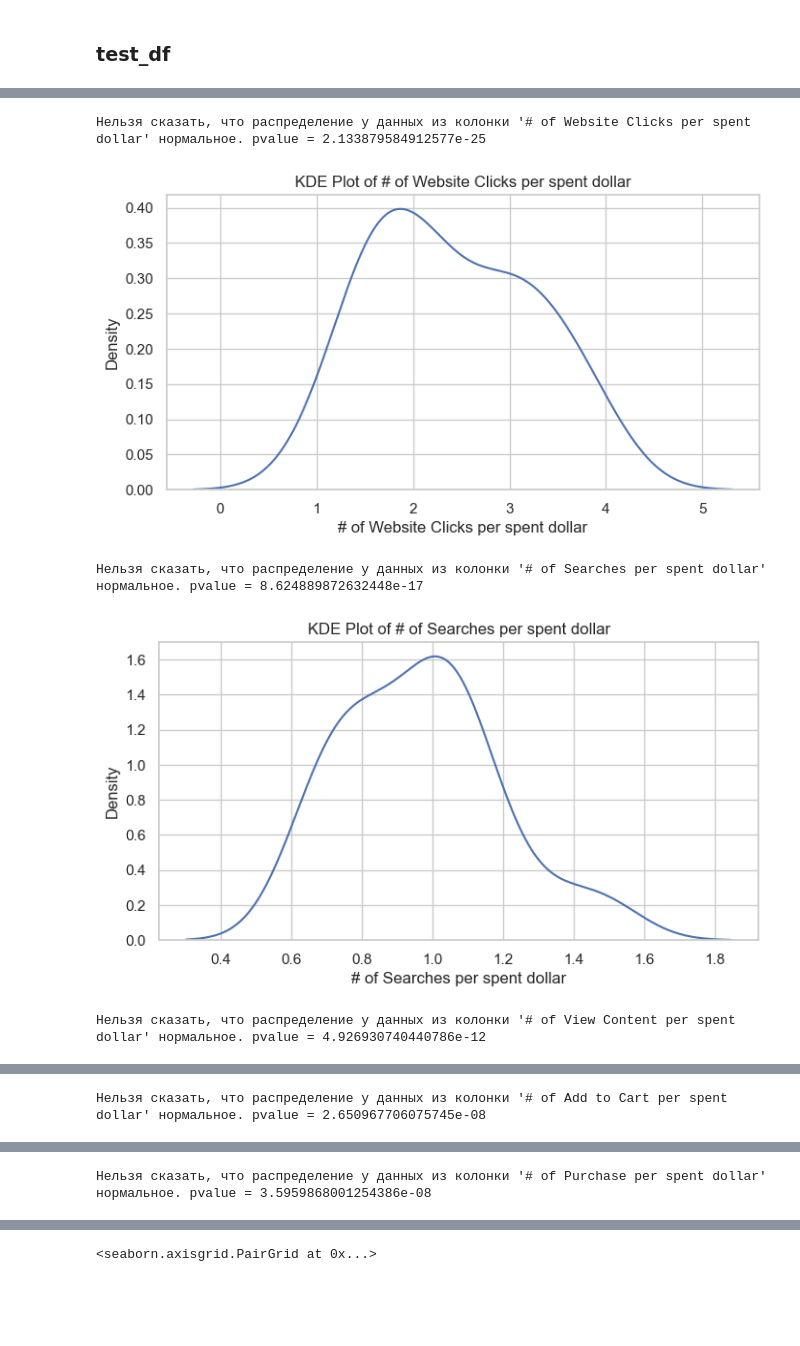
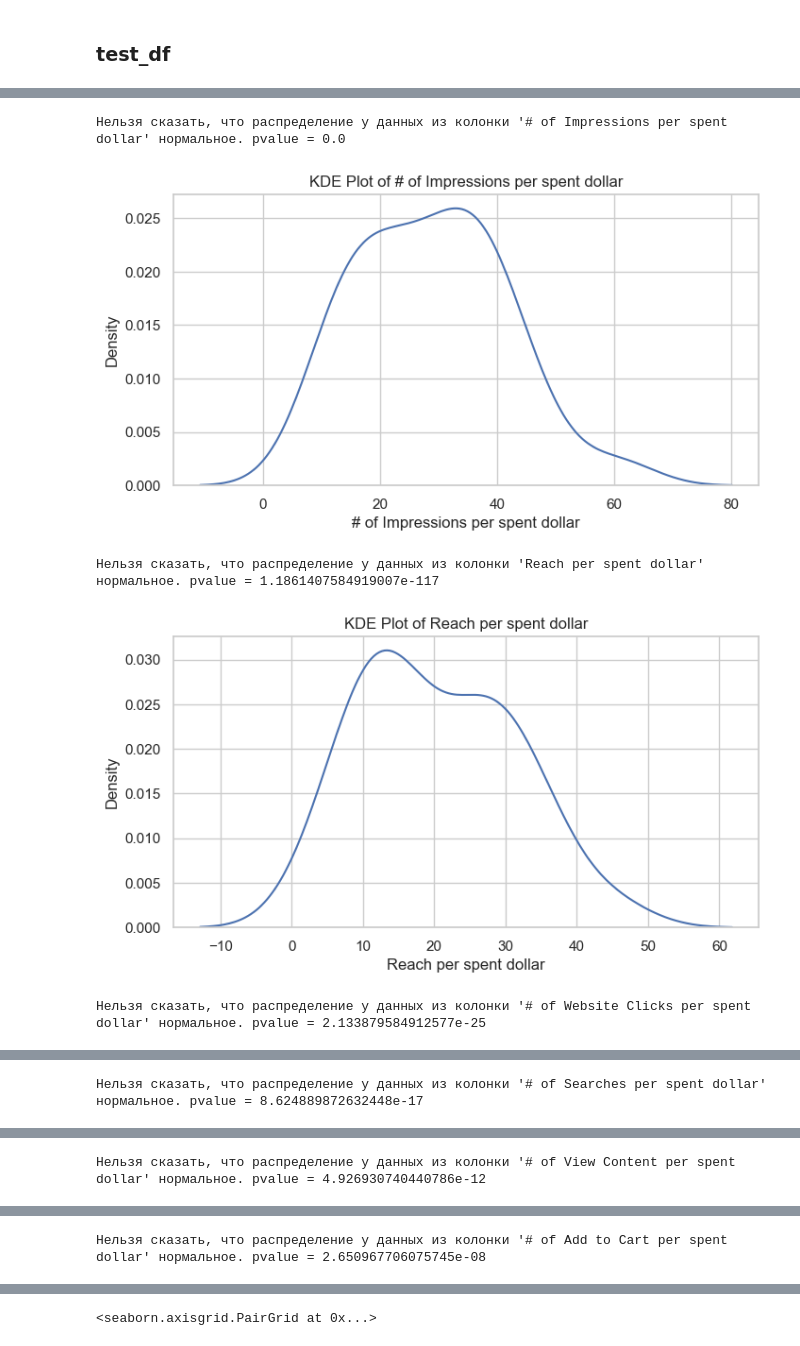
Before and after one commit to maxlyara1/ab-test-hackathon, a Jupyter notebook: ab.ipynb, the cells around one changed output, grey strips where cells are left out. Drawn from its saved outputs; the diff is of its cells as text; code cells hidden in the pictures; blank space fills up the shorter version.

```diff
--- a/ab.ipynb
+++ b/ab.ipynb
@@ -212,5 +260,12 @@ draw_corr_matr(control_df, cut3 = True)
 # %% [markdown]
 ### test_df
 # %%
-for colname in test_df.columns[3:]:
-    test_df[f'{colname} per spent dollar'] = test_df[colname] / test_df['Spend [USD]']
+def make_agg_df(df):
+    for colname in df.columns[3:]:
+        df[f'{colname} per spent dollar'] = df[colname] / df['Spend [USD]']
+    return df.copy()
+
+agg_test_df = make_agg_df(test_df)
+
+cut_agg_test_df = agg_test_df.iloc[:,10:].copy()
+cut_agg_test_df
@@ -245,10 +299,10 @@ hist_and_ktest(agg_test_df)
 Нельзя сказать, что распределение у данных из колонки '# of Purchase per spent dollar' нормальное. pvalue = 3.5959868001254386e-08
 [figure]
 # %%
-kde_and_ktest(agg_test_df)
+kde_and_ktest(cut_agg_test_df)
 # %% [output]
-Нельзя сказать, что распределение у данных из колонки '# of Website Clicks per spent dollar' нормальное. pvalue = 2.133879584912577e-25
+Нельзя сказать, что распределение у данных из колонки '# of Impressions per spent dollar' нормальное. pvalue = 0.0
-[figure, old version]
+[figure, new version]
-Нельзя сказать, что распределение у данных из колонки '# of Searches per spent dollar' нормальное. pvalue = 8.624889872632448e-17
+Нельзя сказать, что распределение у данных из колонки 'Reach per spent dollar' нормальное. pvalue = 1.1861407584919007e-117
-[figure, old version]
+[figure, new version]
-Нельзя сказать, что распределение у данных из колонки '# of View Content per spent dollar' нормальное. pvalue = 4.926930740440786e-12
+Нельзя сказать, что распределение у данных из колонки '# of Website Clicks per spent dollar' нормальное. pvalue = 2.133879584912577e-25
@@ -256 +310 @@ kde_and_ktest(agg_test_df)
-Нельзя сказать, что распределение у данных из колонки '# of Add to Cart per spent dollar' нормальное. pvalue = 2.650967706075745e-08
+Нельзя сказать, что распределение у данных из колонки '# of Searches per spent dollar' нормальное. pvalue = 8.624889872632448e-17
@@ -258 +312 @@ kde_and_ktest(agg_test_df)
-Нельзя сказать, что распределение у данных из колонки '# of Purchase per spent dollar' нормальное. pvalue = 3.5959868001254386e-08
+Нельзя сказать, что распределение у данных из колонки '# of View Content per spent dollar' нормальное. pvalue = 4.926930740440786e-12
@@ -259,0 +314 @@ kde_and_ktest(agg_test_df)
+Нельзя сказать, что распределение у данных из колонки '# of Add to Cart per spent dollar' нормальное. pvalue = 2.650967706075745e-08
```
Also changed, not shown: parts of 16 cells of this notebook, 1 other file.
